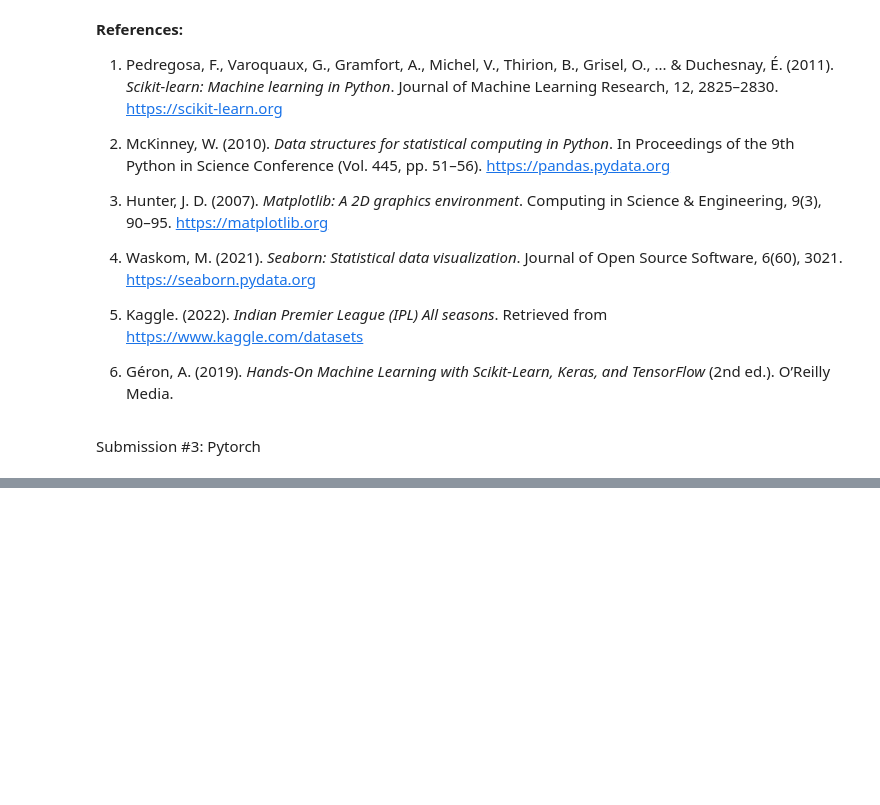
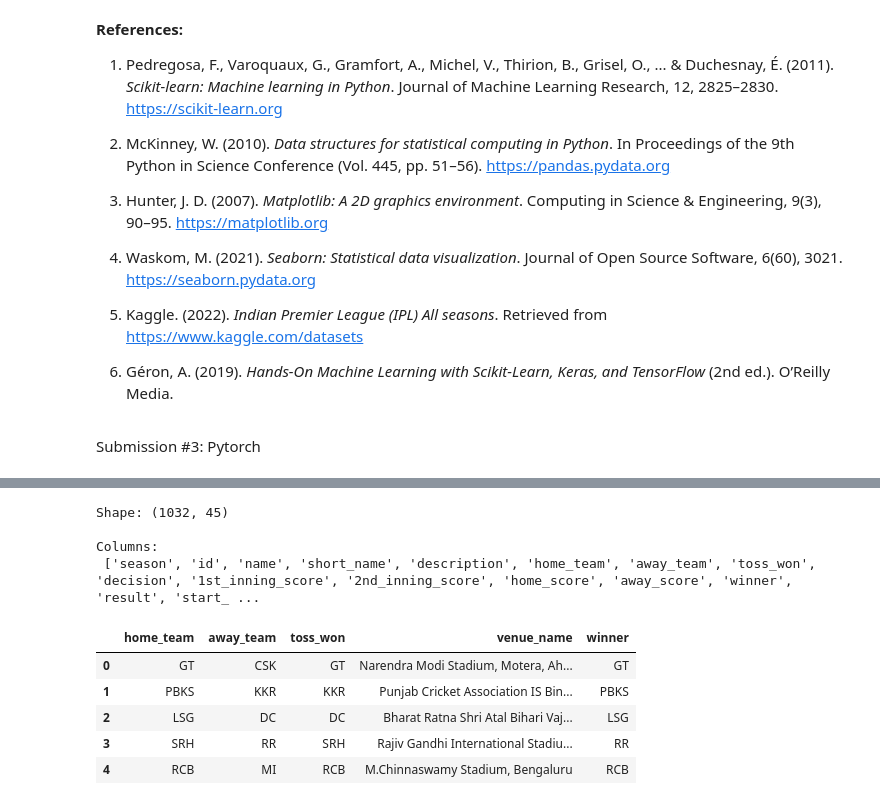
Before and after one commit to Ashwin9515/CS506-Team-Project-Team09, a Jupyter notebook: TP03 Submissions/CS506_TP03_Team09_Sara_Ashwin_Akarsh_Divakar.ipynb, the cells around one changed output, grey strips where cells are left out. Saved outputs shown, nothing was run; the diff lists cells and outputs as text; code cells hidden in the pictures; blank space fills up the shorter version.

```diff
--- a/TP03 Submissions/CS506_TP03_Team09_Sara_Ashwin_Akarsh_Divakar.ipynb
+++ b/TP03 Submissions/CS506_TP03_Team09_Sara_Ashwin_Akarsh_Divakar.ipynb
@@ -805,0 +887,30 @@ Submission #3: Pytorch
+# %%
+import pandas as pd
+
+# Load IPL dataset
+df = pd.read_csv("../datasets/all_season_summary.csv")
+
+# Show the shape and columns
+print("Shape:", df.shape)
+print("\nColumns:\n", df.columns.tolist())
+
+# Select useful columns
+features = ['home_team', 'away_team', 'toss_won', 'venue_name']
+target = 'winner'
+
+# Drop rows with missing target
+df = df[features + [target]].dropna()
+
+# Show first few rows
+df.head()
+# %% [output]
+Shape: (1032, 45)
+
+Columns:
+ ['season', 'id', 'name', 'short_name', 'description', 'home_team', 'away_team', 'toss_won', 'decision', '1st_inning_score', '2nd_inning_score', 'home_score', 'away_score', 'winner', 'result', 'start_ ...
+|  | home_team | away_team | toss_won | venue_name | winner |
+| 0 | GT | CSK | GT | Narendra Modi Stadium, Motera, Ah... | GT |
+| 1 | PBKS | KKR | KKR | Punjab Cricket Association IS Bin... | PBKS |
+| 2 | LSG | DC | DC | Bharat Ratna Shri Atal Bihari Vaj... | LSG |
+| 3 | SRH | RR | SRH | Rajiv Gandhi International Stadiu... | RR |
+| 4 | RCB | MI | RCB | M.Chinnaswamy Stadium, Bengaluru | RCB |
```
Also changed, not shown: parts of 21 cells of this notebook, 8 other files.
